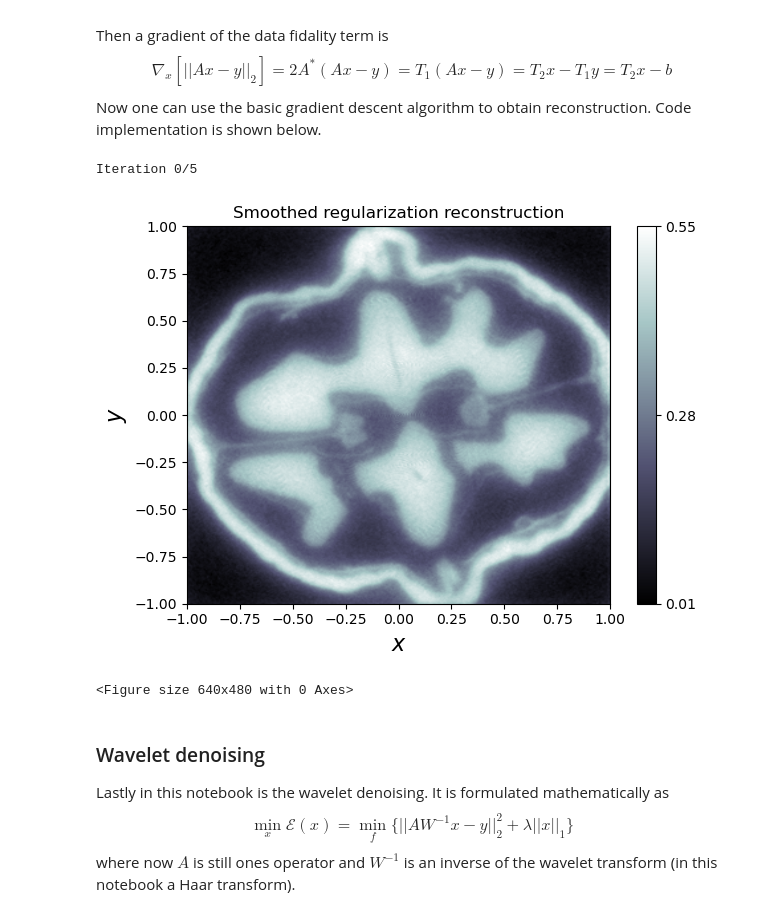
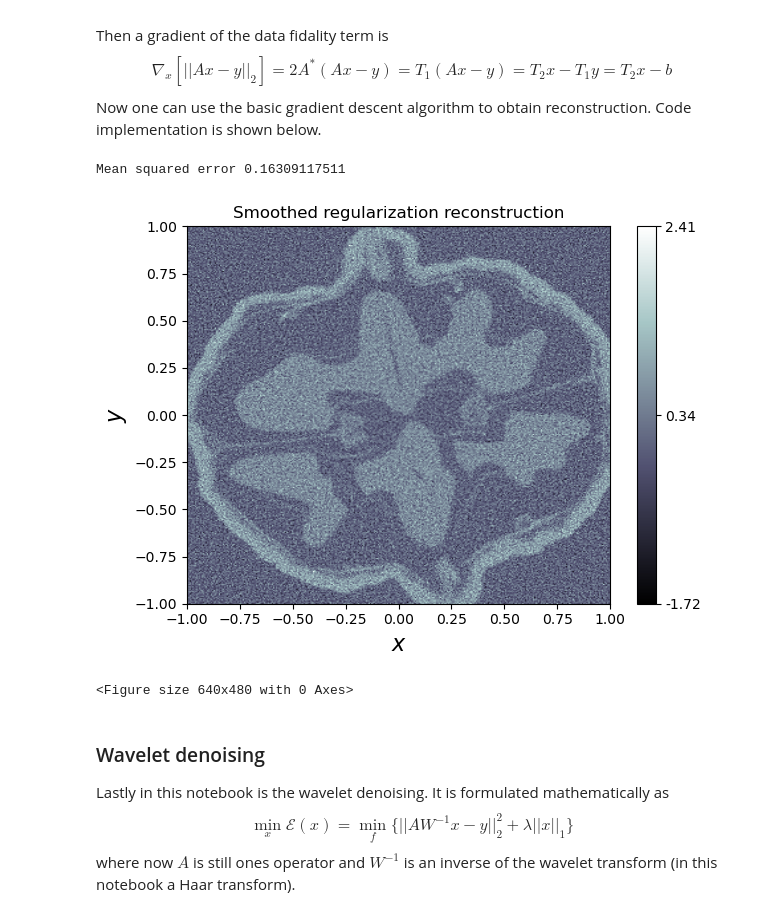
Before and after one commit to asalline/summer2023, a Jupyter notebook: inverse_autumn_school.ipynb, the cells around one changed output. Drawn from its saved outputs; the diff is of its cells as text; code cells hidden in the pictures.

```diff
--- a/inverse_autumn_school.ipynb
+++ b/inverse_autumn_school.ipynb
@@ -166,6 +166,12 @@ x_{i+1} = x_i - \beta \nabla_x \mathcal{E}(x_i) = x_i - \beta (T x_i - b)
 $$
 Below there is then a code with this formulation.
 # %%
+### Defining MSE function
+def MSE(ground_truth, reconstruction):
+
+    loss = np.mean((ground_truth - reconstruction)**2)
+    return loss
+
 ### Renaming ray transform as "operator"
 operator = ray_transform
 
@@ -177,7 +183,7 @@ beta = 1/(operator_norm**2)
 id = odl.IdentityOperator(domain)
 
 ### Lambda parameter
-lam = 0.0005
+lam = 1.25
 
 ### Operator "T" defined just as written in equation above
 T = operator.adjoint * operator + lam *  id.adjoint * id
@@ -188,7 +194,7 @@ T = operator.adjoint * operator + lam *  id.adjoint * id
 b = operator.adjoint(noisy_sinogram)
 
 ### Amount of iterative steps
-iterations = 250
+iterations = 1000
 
 ### Starting point f_0 is zero matrix
 f_new = domain.zero()
@@ -196,13 +202,15 @@ f_new = domain.zero()
 ### Here is the iterative loop
 for k in range(iterations):
     if k % 50 == 0:
-        print(f'Iteration {k}/{iterations}')
+        print(f'Iteration {k}/{iterations}', end='\r')
 
     ### Iterative step
     f_old = f_new
     f_new = f_old - beta * (T(f_old) - b)
     # f_old = f_new
 
+print('Mean squared error', MSE(image, f_new))
+
 tikhonov_reconstruction = domain.element(f_new)
 tikhonov_reconstruction.show('Tikhonov regularization reconstruction')
 plt.show()
@@ -306,38 +328,40 @@ divergence = - odl.Divergence(gradient.range)
 ### Evaluating b = T_1 * g
 b = T_1(noisy_sinogram)
 
 ### Initializing f to zero
 f_old = domain.zero()
 
 ### Amount of iterations
-iterations = 5
+iterations = 1000
 
 ### Parameters
 step_size = 1/(operator_norm**2)
 beta = 0.00005 #0.005
-lam = 0.05 #0.05
+lam = 0.00001 #0.05
 
 for k in range(iterations):
     if k % 50 == 0:
-        print(f'Iteration {k}/{iterations}')
+        print(f'Iteration {k}/{iterations}', end='\r')
 
     ### Iterative step
     const = domain.one() * (np.sqrt(np.sum(np.sum(gradient(f_old)**2)) + beta))
     division = gradient(f_old) / const
     f_new = f_old - step_size * ((T_2(f_old) - b) - lam * divergence(division))
     f_old = f_new
 
 const = domain.one() * (np.sqrt(np.sum(np.sum(gradient(f_old)**2)) + beta))
 division = gradient(f_old) / const
+
+print('Mean squared error', MSE(image, f_new))
 # grad = (T_2(f_old) - b) - lam * divergence(division)
 # grad = domain.element(grad)
 smoothed_reconstruction = domain.element(f_new)
 smoothed_reconstruction.show('Smoothed regularization reconstruction')
 # grad.show('gradient')
 plt.show()
 # %% [output]
-Iteration 0/5
+Mean squared error 0.16309117511
-[figure, old version]
+[figure, new version]
 <Figure size 640x480 with 0 Axes>
 # %% [markdown]
 ### Wavelet denoising
```
Also changed, not shown: parts of 5 cells of this notebook.
